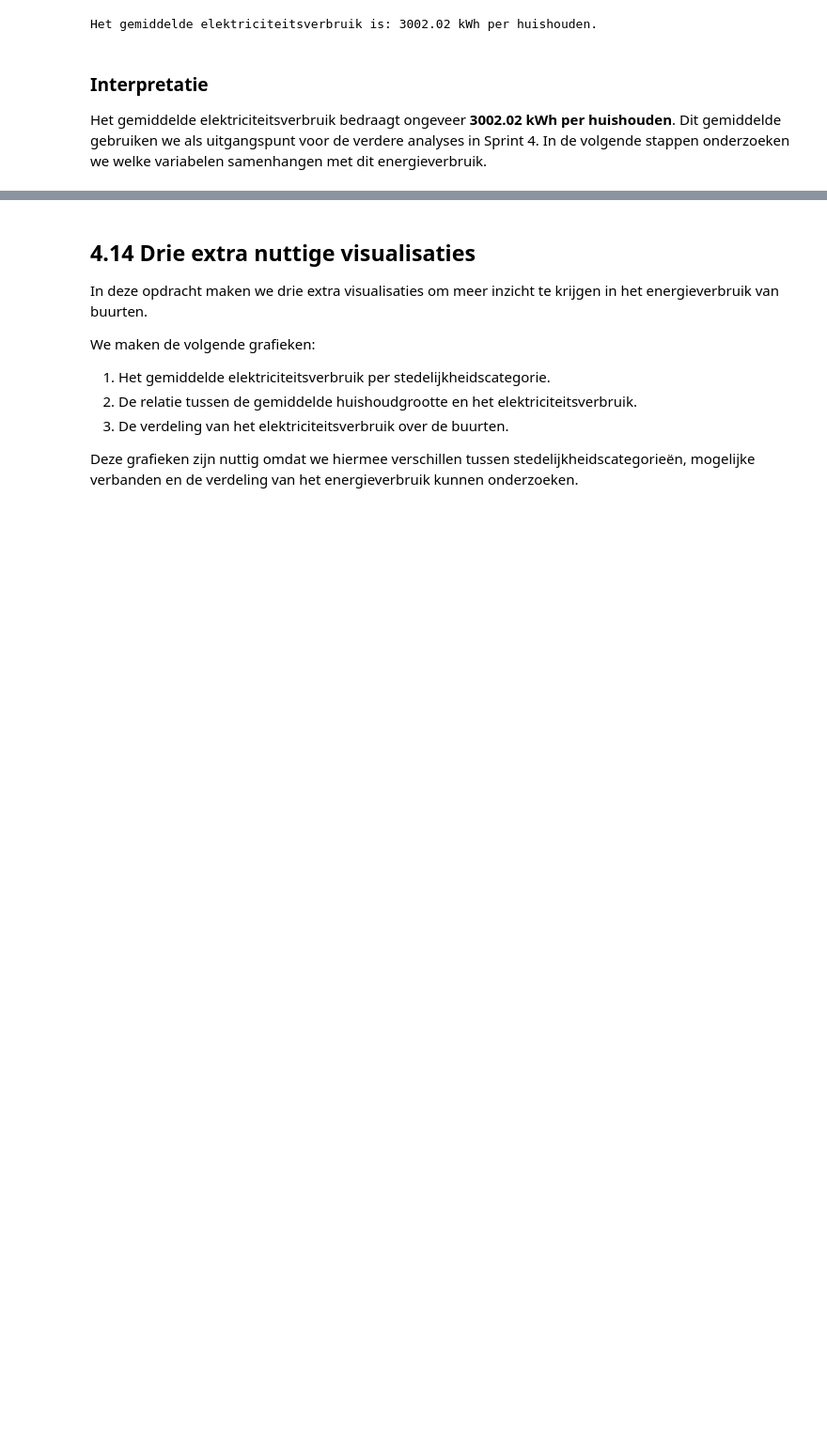
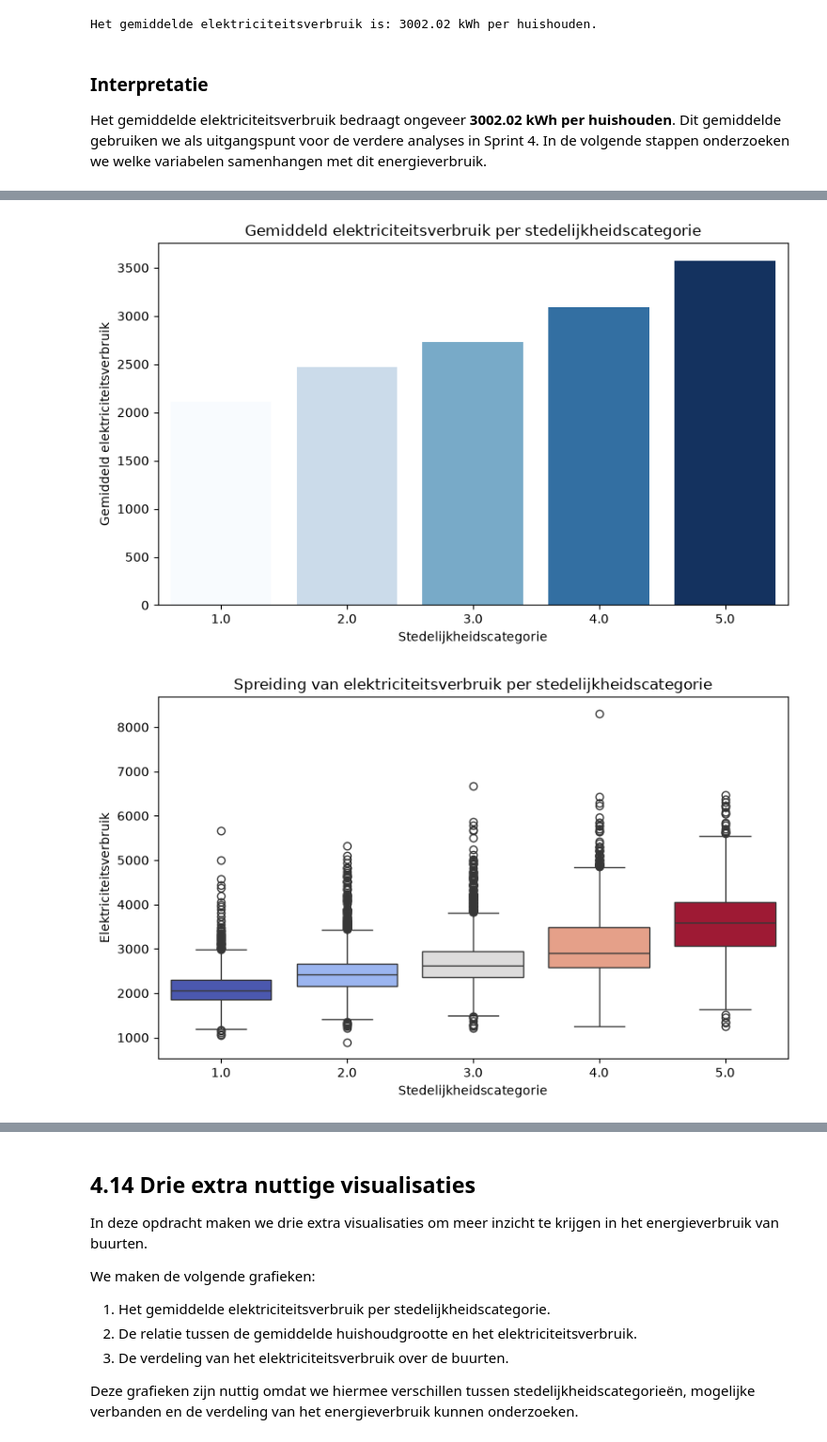
Before and after one commit to Ismael-John/DataLab-Semester-1, a Jupyter notebook: Notebook Template Groep 2 1A.ipynb, the cells around one changed output, grey strips where cells are left out. Shown at 94% size. Drawn from its saved outputs; the diff is of its cells as text; code cells hidden in the pictures; blank space fills up the shorter version.

```diff
--- a/Notebook Template Groep 2 1A.ipynb
+++ b/Notebook Template Groep 2 1A.ipynb
@@ -1013,74 +1167,40 @@ Daarom is de categoriale variabele `MateVanStedelijkheid_125` relevant binnen de
 # %%
-import pandas as pd
-import matplotlib.pyplot as plt
-import seaborn as sns
-
-# Kolomnamen netjes maken
-buurten_schoon.columns = buurten_schoon.columns.str.strip()
-
-# Doelvariabele
-doel = "GemiddeldeElektriciteitsleveringTotaal_48"
-
-# Categoriale variabele kiezen
-categorie_kolom = "MateVanStedelijkheid_125"
-
-# Waarden omzetten naar getallen
-buurten_schoon[doel] = pd.to_numeric(
-    buurten_schoon[doel],
-    errors="coerce"
-)
-
-buurten_schoon[categorie_kolom] = pd.to_numeric(
-    buurten_schoon[categorie_kolom],
-    errors="coerce"
-)
-
-# Alleen rijen gebruiken zonder missende waarden
-categorie_data = buurten_schoon.dropna(
-    subset=[doel, categorie_kolom]
-)
-
-# Gemiddeld elektriciteitsverbruik berekenen
-gemiddeld_verbruik = (
-    categorie_data
-    .groupby(categorie_kolom)[doel]
-    .mean()
-    .reset_index()
-)
-
-print("Gemiddeld elektriciteitsverbruik per stedelijkheidscategorie:")
-display(gemiddeld_verbruik)
-
 # Barplot maken
-plt.figure(figsize=(8,5))
+plt.figure(figsize=(8, 5))
 
 sns.barplot(
     data=gemiddeld_verbruik,
-    x=categorie_kolom,
+    x=categorie,
     y=doel,
-    palette="Blues"
+    hue=categorie,
+    palette="Blues",
+    legend=False
 )
 
 plt.title("Gemiddeld elektriciteitsverbruik per stedelijkheidscategorie")
 plt.xlabel("Stedelijkheidscategorie")
 plt.ylabel("Gemiddeld elektriciteitsverbruik")
-
 plt.tight_layout()
 plt.show()
 
+
 # Boxplot maken
-plt.figure(figsize=(8,5))
+plt.figure(figsize=(8, 5))
 
 sns.boxplot(
     data=categorie_data,
-    x=categorie_kolom,
+    x=categorie,
     y=doel,
-    palette="coolwarm"
+    hue=categorie,
+    palette="coolwarm",
+    legend=False
 )
 
-plt.title("Verdeling van elektriciteitsverbruik per stedelijkheidscategorie")
+plt.title("Spreiding van elektriciteitsverbruik per stedelijkheidscategorie")
 plt.xlabel("Stedelijkheidscategorie")
 plt.ylabel("Elektriciteitsverbruik")
-
 plt.tight_layout()
 plt.show()
+# %% [output]
+[figure, added]
+[figure, added]
```
Also changed, not shown: parts of 34 cells of this notebook.
